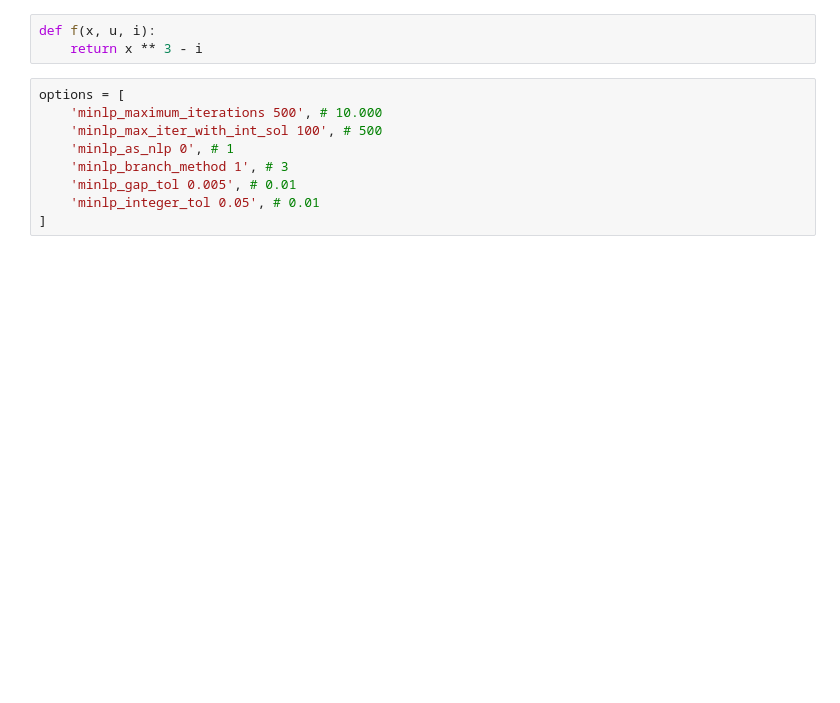
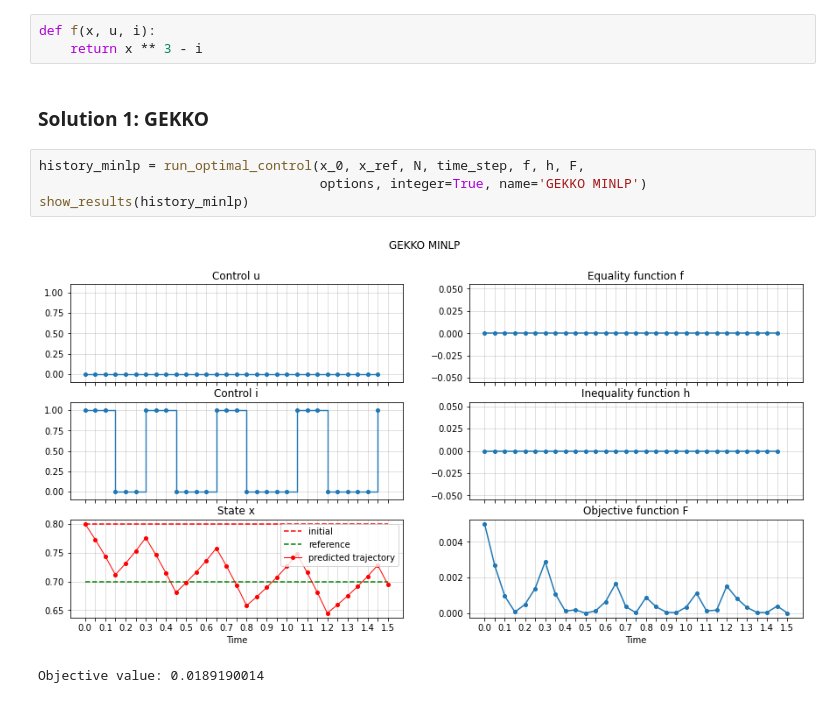
Before and after one commit to anabatsh/Optimal-Control, a Jupyter notebook: MINL Optimal Control.ipynb, the cells around one changed output. Drawn from its saved outputs; the diff is of its cells as text; blank space fills up the shorter version.

```diff
--- a/MINL Optimal Control.ipynb
+++ b/MINL Optimal Control.ipynb
@@ -205,12 +193,12 @@ compare_var_trajectory(history_minlp, history_miqp)
 # %%
 def f(x, u, i):
     return x ** 3 - i
-# %%
-options = [
-    'minlp_maximum_iterations 500', # 10.000
-    'minlp_max_iter_with_int_sol 100', # 500
-    'minlp_as_nlp 0', # 1
-    'minlp_branch_method 1', # 3
-    'minlp_gap_tol 0.005', # 0.01
-    'minlp_integer_tol 0.05', # 0.01
-]
+# %% [markdown]
+### Solution 1: GEKKO
+# %%
+history_minlp = run_optimal_control(x_0, x_ref, N, time_step, f, h, F,
+                                    options, integer=True, name='GEKKO MINLP')
+show_results(history_minlp)
+# %% [output]
+[figure, added]
+Objective value: 0.0189190014
```
Also changed, not shown: parts of 35 cells of this notebook, 5 other files.
